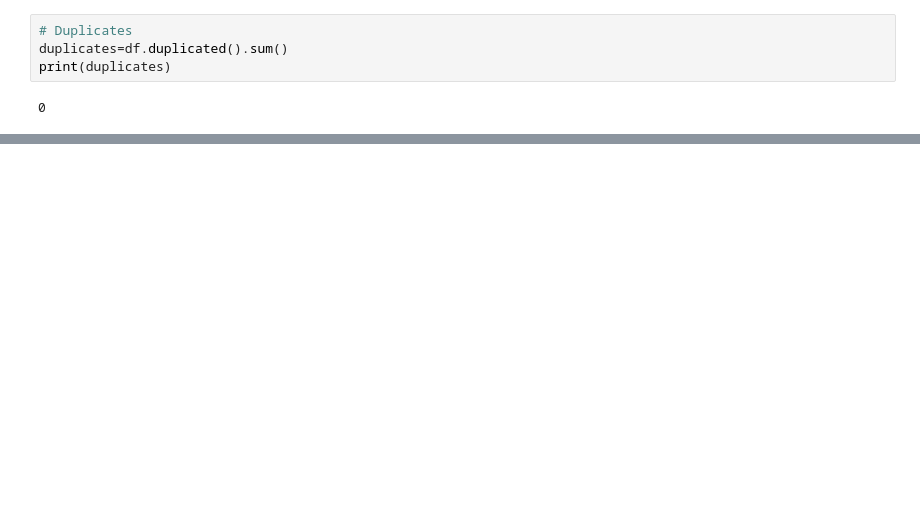
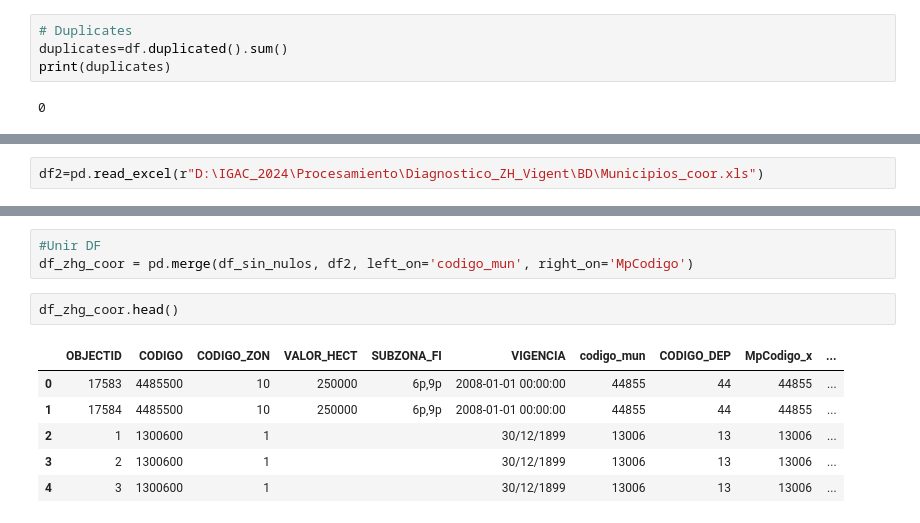
Before and after one commit to sebastianmb/PortfologioDataAnalyst, a Jupyter notebook: Procesamientos/General Stadistics ZHG.ipynb, the cells around one changed output, grey strips where cells are left out. Saved outputs shown, nothing was run; the diff lists cells and outputs as text; blank space fills up the shorter version.

Commit message:
Ajustes a la limpieza y unir datos

```diff
--- a/Procesamientos/General Stadistics ZHG.ipynb
+++ b/Procesamientos/General Stadistics ZHG.ipynb
@@ -99,0 +99,2 @@ df.plot.scatter(x='VALOR_METRO', y='ha')
+# %%
+df2=pd.read_excel(r"D:\IGAC_2024\Procesamiento\Diagnostico_ZH_Vigent\BD\Municipios_coor.xls")
@@ -99,0 +110,12 @@ df.plot.scatter(x='VALOR_METRO', y='ha')
+# %%
+#Unir DF
+df_zhg_coor = pd.merge(df_sin_nulos, df2, left_on='codigo_mun', right_on='MpCodigo')
+# %%
+df_zhg_coor.head()
+# %% [output]
+|  | OBJECTID | CODIGO | CODIGO_ZON | VALOR_HECT | SUBZONA_FI | VIGENCIA | codigo_mun | CODIGO_DEP | MpCodigo_x | ... |
+| 0 | 17583 | 4485500 | 10 | 250000 | 6p,9p | 2008-01-01 00:00:00 | 44855 | 44 | 44855 | ... |
+| 1 | 17584 | 4485500 | 10 | 250000 | 6p,9p | 2008-01-01 00:00:00 | 44855 | 44 | 44855 | ... |
+| 2 | 1 | 1300600 | 1 |  |  | 30/12/1899 | 13006 | 13 | 13006 | ... |
+| 3 | 2 | 1300600 | 1 |  |  | 30/12/1899 | 13006 | 13 | 13006 | ... |
+| 4 | 3 | 1300600 | 1 |  |  | 30/12/1899 | 13006 | 13 | 13006 | ... |
```
Also changed, not shown: parts of 12 cells of this notebook.
